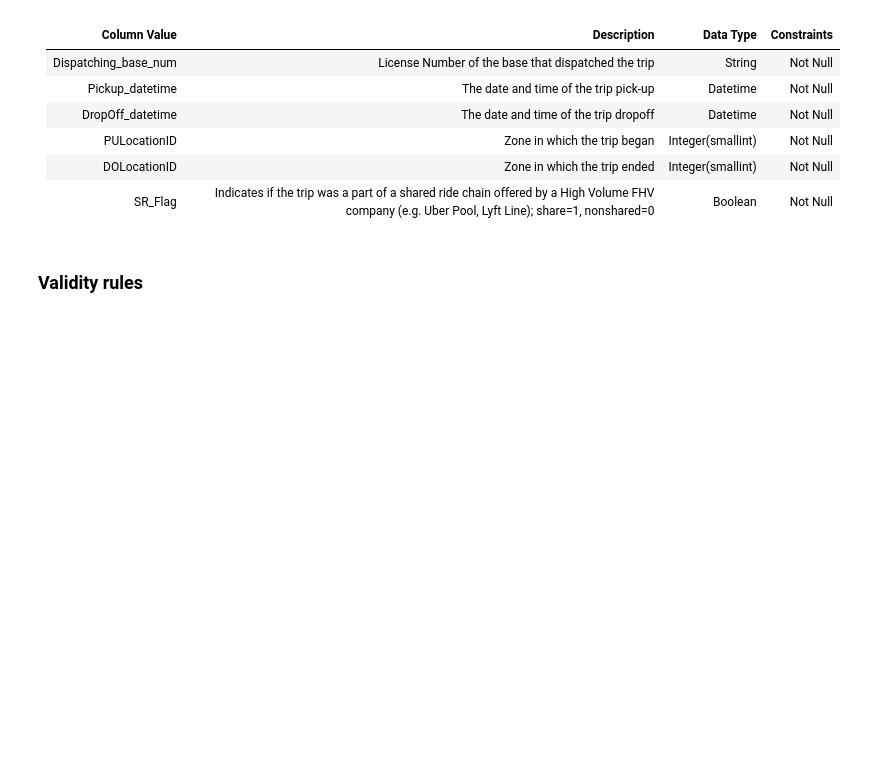
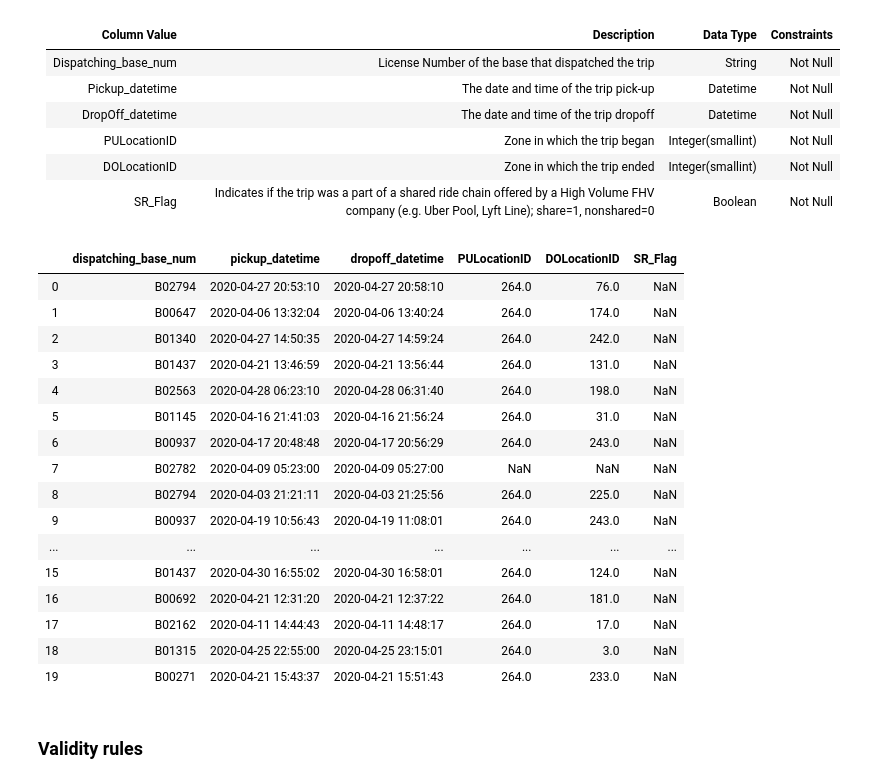
Before and after one commit to MaxDaless/H600-L-Group, a Jupyter notebook: t3_clean.ipynb, the cells around one changed output. Drawn from its saved outputs; the diff is of its cells as text; code cells hidden in the pictures; blank space fills up the shorter version.

```diff
--- a/t3_clean.ipynb
+++ b/t3_clean.ipynb
@@ -8,0 +76,27 @@
+# %%
+# Auxiliary code to help in the data cleaning process goes here
+
+#1. check and remove duplicate records
+
+df = pd.read_csv("data/sampled/fhv_tripdata_2020-04.csv")
+ids = df['pickup_datetime']
+df[ids.isin(ids[ids.duplicated()])].sort('pickup_datetime')
+
+df = pd.read_csv('list-history.csv')
+df = df.drop_duplicates(subset=['Keywords'], keep='first')
+print(df)
+
+
+
+
+
+
+
+
+
+#no passenger
+dfg=pd.read_csv("data/sampled/green_tripdata_2020-04.csv")
+print('Proportion of trips witout any passenger')
+ratio = df_feb_2018[df_feb_2018['passenger_count']==0].shape[0]/df_feb_2018.shape[0]*100
+
+print("{:.2f}".format(ratio),'%')
@@ -19,5 +171,38 @@
 |PULocationID|Zone in which the trip began|Integer(smallint)|Not Null|
 |DOLocationID|Zone in which the trip ended|Integer(smallint)|Not Null|
 |SR_Flag|Indicates if the trip was a part of a shared ride chain offered by a High Volume FHV company (e.g. Uber Pool, Lyft Line); share=1, nonshared=0|Boolean|Not Null|
+# %%
+#fhv_DF = (spark.read
+#    .option("sep", ",")
+#    .option("header", True)
+#    .option("inferSchema", True)
+#    .csv('data/sampled/fhv_tripdata_2020-04.csv'))
+#fhv_DF.printSchema()
+#
+#df = pd.read_csv('data/sampled/fhv_tripdata_2020-04.csv')
+#df.get_dtype_counts()
+df.head(20)
+
+df['dispatching_base_num'] = df['dispatching_base_num'].fillna(99)
+
+#np.where(condition, then, else)
+# %% [output]
+|  | dispatching_base_num | pickup_datetime | dropoff_datetime | PULocationID | DOLocationID | SR_Flag |
+| 0 | B02794 | 2020-04-27 20:53:10 | 2020-04-27 20:58:10 | 264.0 | 76.0 | NaN |
+| 1 | B00647 | 2020-04-06 13:32:04 | 2020-04-06 13:40:24 | 264.0 | 174.0 | NaN |
+| 2 | B01340 | 2020-04-27 14:50:35 | 2020-04-27 14:59:24 | 264.0 | 242.0 | NaN |
+| 3 | B01437 | 2020-04-21 13:46:59 | 2020-04-21 13:56:44 | 264.0 | 131.0 | NaN |
+| 4 | B02563 | 2020-04-28 06:23:10 | 2020-04-28 06:31:40 | 264.0 | 198.0 | NaN |
+| 5 | B01145 | 2020-04-16 21:41:03 | 2020-04-16 21:56:24 | 264.0 | 31.0 | NaN |
+| 6 | B00937 | 2020-04-17 20:48:48 | 2020-04-17 20:56:29 | 264.0 | 243.0 | NaN |
+| 7 | B02782 | 2020-04-09 05:23:00 | 2020-04-09 05:27:00 | NaN | NaN | NaN |
+| 8 | B02794 | 2020-04-03 21:21:11 | 2020-04-03 21:25:56 | 264.0 | 225.0 | NaN |
+| 9 | B00937 | 2020-04-19 10:56:43 | 2020-04-19 11:08:01 | 264.0 | 243.0 | NaN |
+| ... | ... | ... | ... | ... | ... | ... |
+| 15 | B01437 | 2020-04-30 16:55:02 | 2020-04-30 16:58:01 | 264.0 | 124.0 | NaN |
+| 16 | B00692 | 2020-04-21 12:31:20 | 2020-04-21 12:37:22 | 264.0 | 181.0 | NaN |
+| 17 | B02162 | 2020-04-11 14:44:43 | 2020-04-11 14:48:17 | 264.0 | 17.0 | NaN |
+| 18 | B01315 | 2020-04-25 22:55:00 | 2020-04-25 23:15:01 | 264.0 | 3.0 | NaN |
+| 19 | B00271 | 2020-04-21 15:43:37 | 2020-04-21 15:51:43 | 264.0 | 233.0 | NaN |
 # %% [markdown]
 ### Validity rules
```
Also changed, not shown: parts of 12 cells of this notebook.
